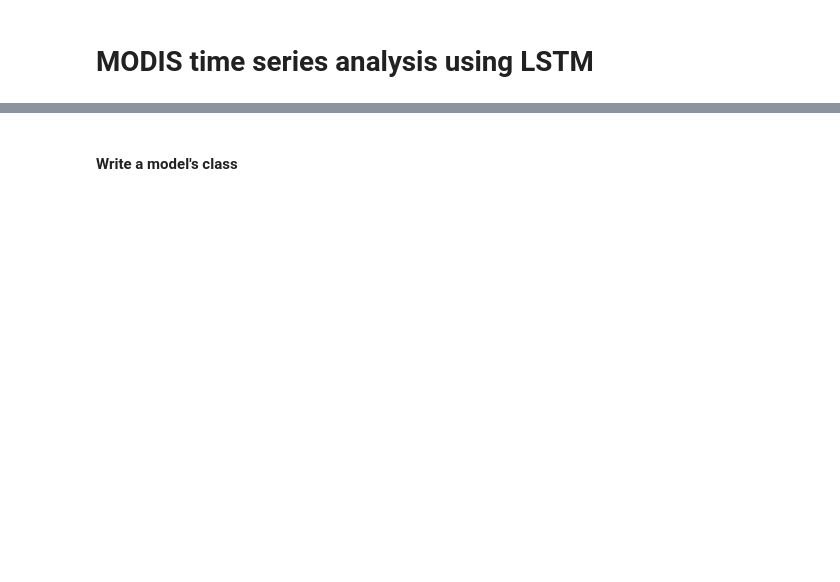
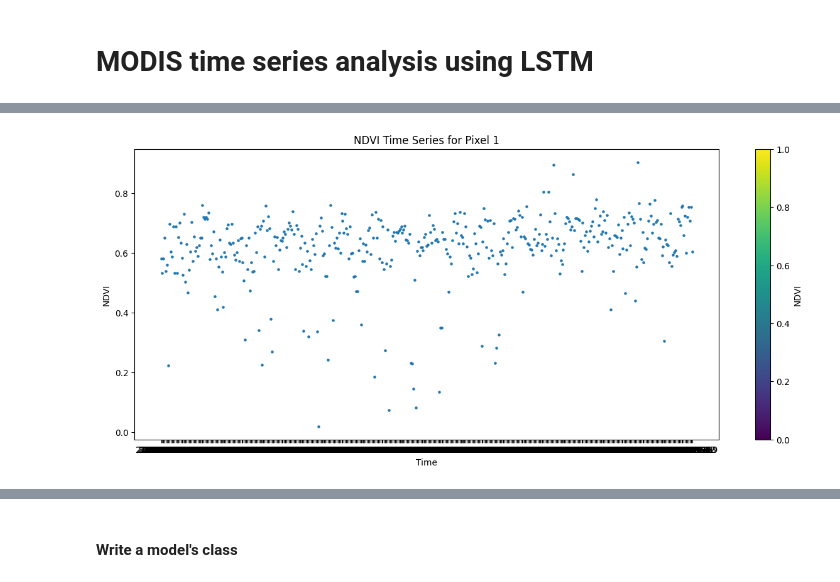
Before and after one commit to LanaLana/FRS-course, a Jupyter notebook: seminars/seminar_9/MODIS_lstm.ipynb, the cells around one changed output, grey strips where cells are left out. Saved outputs shown, nothing was run; the diff lists cells and outputs as text; code cells hidden in the pictures; blank space fills up the shorter version.

```diff
--- a/seminars/seminar_9/MODIS_lstm.ipynb
+++ b/seminars/seminar_9/MODIS_lstm.ipynb
@@ -8,0 +41,2 @@ import matplotlib.pyplot as plt
+# %%
+file_url = "https://drive.google.com/uc?id=1DBNYHyqKLQMH_uoJrvaTCMBy4aWH7ncL"
@@ -9,5 +56,9 @@ import matplotlib.pyplot as plt
 # %%
-df = pd.read_csv("data.csv")
+# Load the dataset
+# df = pd.read_csv("/content/drive/MyDrive/Public/LSTM/data.csv")
+df = pd.read_csv(file_url)
+
+# Sort observations by time and pixel
 df.sort_values(['time','pixel'], inplace=True)
 # %%
 df.info()
@@ -23,13 +149,17 @@ df['qa'].hist(bins=20)
 # %%
-subset = df[
-            (df['pixel']==1)
-             ]
+# Select one pixel to visualize its NDVI time series
+subset = df[(df['pixel'] == 1)]
 
 plt.figure(figsize=(15, 6))
+
+# Scatter plot of NDVI values over time
 scatter = plt.scatter(subset['time'], subset['ndvi'], cmap='viridis', s=5)
+
 plt.colorbar(scatter, label='NDVI')
-plt.xlabel('Pixel')
-plt.ylabel('NDVI')
-plt.title('NDVI vs Pixel')
+plt.title("NDVI Time Series for Pixel 1")
+plt.xlabel("Time")
+plt.ylabel("NDVI")
 plt.show()
+# %% [output]
+[figure, added]
 # %%
```
Also changed, not shown: parts of 34 cells of this notebook.
